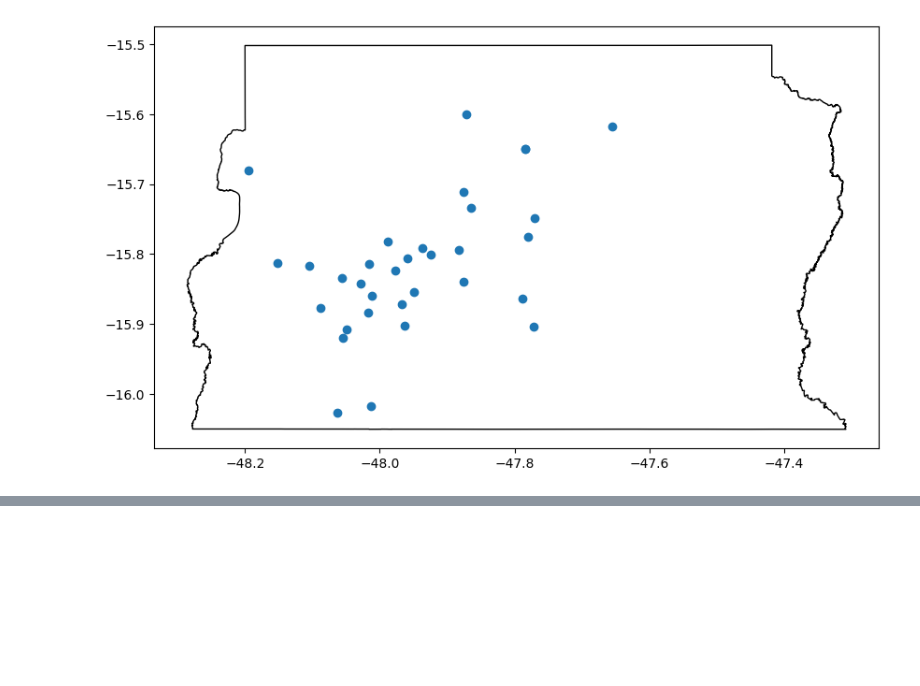
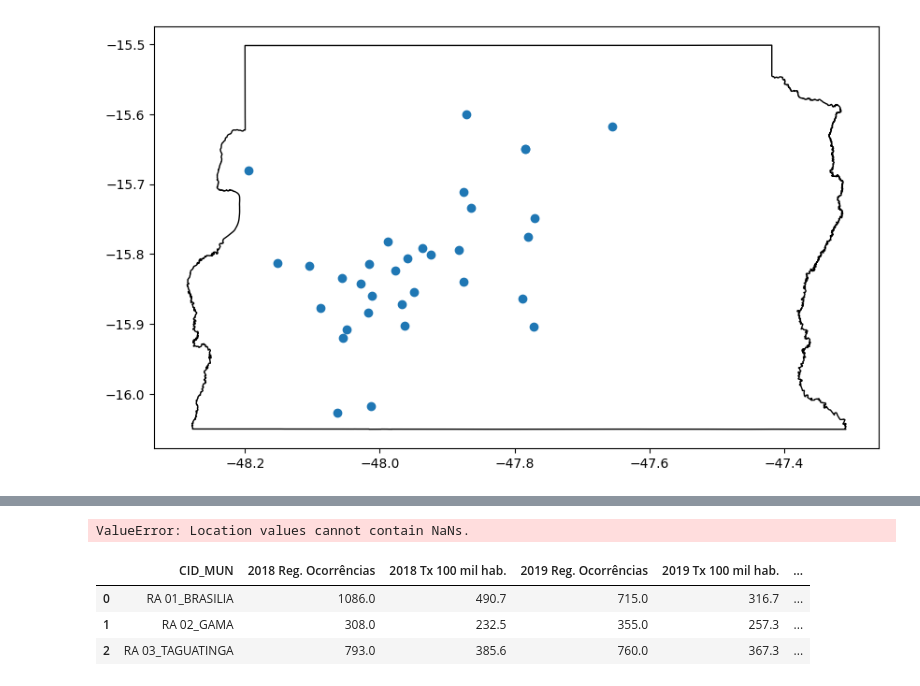
Before and after one commit to Fernandinho937/Data-Science, a Jupyter notebook: dados-geoespaciais/DistritoFederal.ipynb, the cells around one changed output, grey strips where cells are left out. Cells and saved outputs as stored; diff of their text form; code cells hidden in the pictures; blank space fills up the shorter version.

```diff
--- a/dados-geoespaciais/DistritoFederal.ipynb
+++ b/dados-geoespaciais/DistritoFederal.ipynb
@@ -371,0 +456,10 @@ gdf_furtos_capital_DF.to_file(filename, driver='GeoJSON')
+# %%
+fmap = folium.Map(location=[media_latitude, media_longitude], tiles='cartodbpositron')
+
+heat_map = HeatMap(gdf_furtos[['Latitude','Longitude']])
+
+fmap.add_child(heat_map)
+
+fmap
+# %% [output]
+ValueError: Location values cannot contain NaNs.
@@ -371,0 +469,15 @@ gdf_furtos_capital_DF.to_file(filename, driver='GeoJSON')
+# %%
+#Adicionando informações estatísticas
+#
+# Carregar as regiões administrativas
+gdf_geometrias_gsp = gpd.read_file('DF_Municipios_2022.json', driver='GeoJSON')
+
+# carregar os dados de furtos no Distrito Federal
+gdf_furtos_gsp = gpd.read_file('furtos contra patrimônio.json', driver='GeoJSON')
+# %%
+gdf_furtos_gsp.head(3)
+# %% [output]
+|  | CID_MUN | 2018 Reg. Ocorrências | 2018 Tx 100 mil hab. | 2019 Reg. Ocorrências | 2019 Tx 100 mil hab. | ... |
+| 0 | RA 01_BRASILIA | 1086.0 | 490.7 | 715.0 | 316.7 | ... |
+| 1 | RA 02_GAMA | 308.0 | 232.5 | 355.0 | 257.3 | ... |
+| 2 | RA 03_TAGUATINGA | 793.0 | 385.6 | 760.0 | 367.3 | ... |
```
Also changed, not shown: parts of 25 cells of this notebook, 6 other files.
